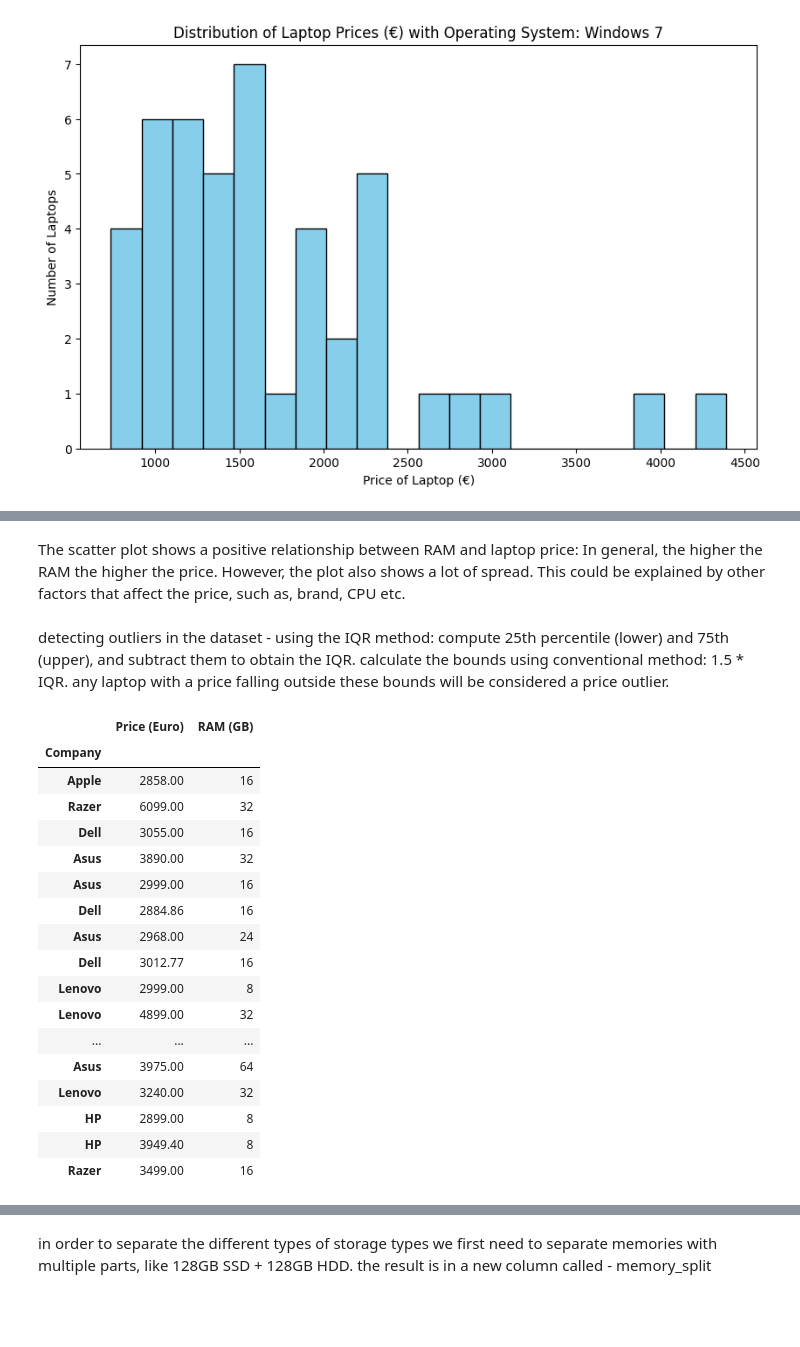
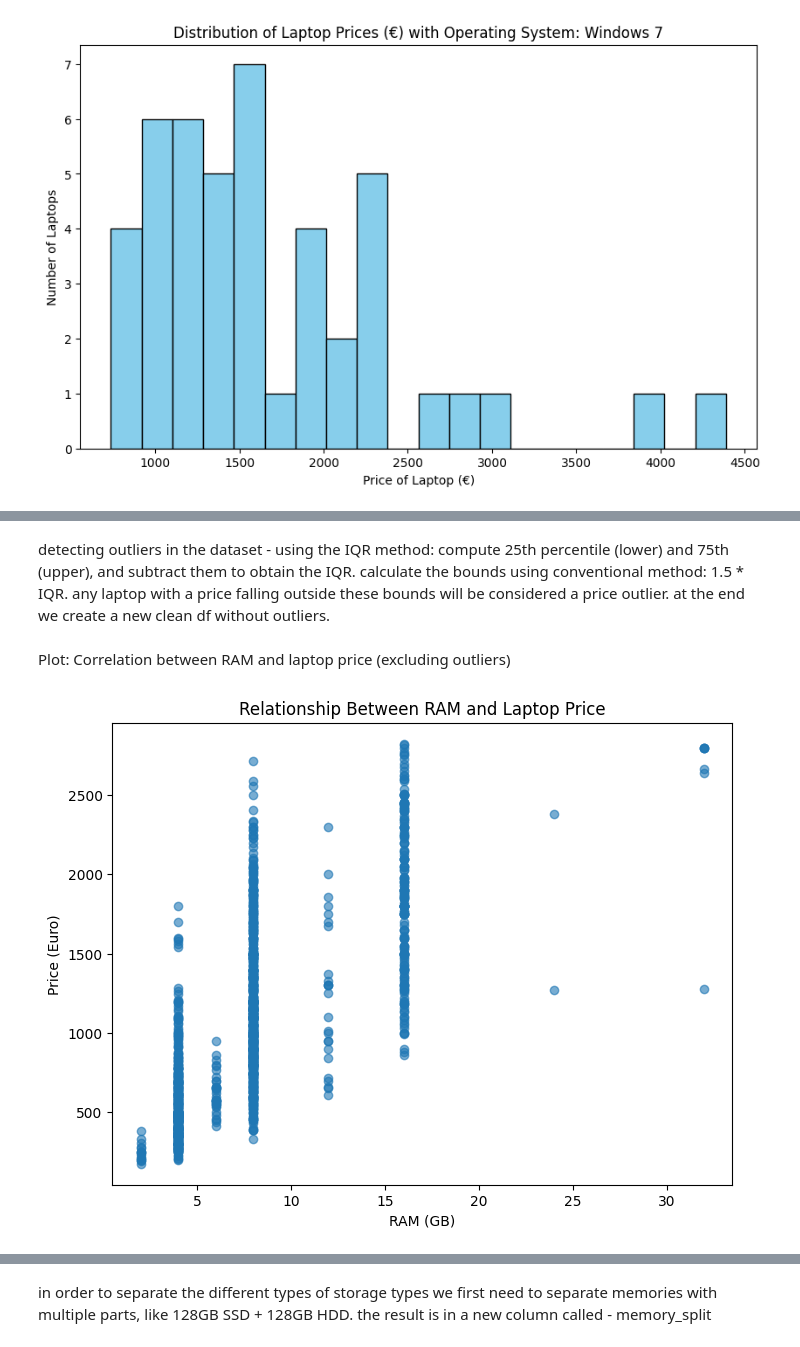
Before and after one commit to mhasid/miniproject1, a Jupyter notebook: prices.ipynb, the cells around one changed output, grey strips where cells are left out. Drawn from its saved outputs; the diff is of its cells as text; code cells hidden in the pictures; blank space fills up the shorter version.

```diff
--- a/prices.ipynb
+++ b/prices.ipynb
@@ -114,8 +104,8 @@ plt.show()
-# %% [markdown]
-The scatter plot shows a positive relationship between RAM and laptop price: In general, the higher the RAM the higher the price. However, the plot also shows a lot of spread. This could be explained by other factors that affect the price, such as, brand, CPU etc.
 # %% [markdown]
 detecting outliers in the dataset - using the IQR method: compute 25th percentile (lower) and 75th (upper), and subtract them to obtain the IQR. calculate the bounds using conventional method: 1.5 * IQR. any laptop with a price falling outside these bounds will be considered a price outlier.
+at the end we create a new clean df without outliers.
 # %%
+#detect outliers using IQR
 lower_percentile = laptop_prices_df['Price (Euro)'].quantile(0.25)
 upper_percentile = laptop_prices_df['Price (Euro)'].quantile(0.75)
 IQR = upper_percentile - lower_percentile
@@ -123,28 +113,23 @@ IQR = upper_percentile - lower_percentile
 lower_bound = lower_percentile - 1.5 * IQR
 upper_bound = upper_percentile + 1.5 * IQR
 
-outliers = laptop_prices_df[
-    (laptop_prices_df['Price (Euro)'] < lower_bound) |
-    (laptop_prices_df['Price (Euro)'] > upper_bound)
+#remove outliers
+clean_df = laptop_prices_df[
+    (laptop_prices_df['Price (Euro)'] >= lower_bound) &
+    (laptop_prices_df['Price (Euro)'] <= upper_bound)
 ]
-
-outliers[['Price (Euro)', 'RAM (GB)']]
-# %% [output]
-|  | Price (Euro) | RAM (GB) |
-| Company |  |  |
-| Apple | 2858.00 | 16 |
-| Razer | 6099.00 | 32 |
-| Dell | 3055.00 | 16 |
-| Asus | 3890.00 | 32 |
-| Asus | 2999.00 | 16 |
-| Dell | 2884.86 | 16 |
-| Asus | 2968.00 | 24 |
-| Dell | 3012.77 | 16 |
-| Lenovo | 2999.00 | 8 |
-| Lenovo | 4899.00 | 32 |
-| ... | ... | ... |
-| Asus | 3975.00 | 64 |
-| Lenovo | 3240.00 | 32 |
-| HP | 2899.00 | 8 |
-| HP | 3949.40 | 8 |
-| Razer | 3499.00 | 16 |
+# %% [markdown]
+Plot: Correlation between RAM and laptop price (excluding outliers)
+# %%
+#plot the correlation without outliers
+plt.figure(figsize=(8,6))
+plt.scatter(clean_df['RAM (GB)'],
+            clean_df['Price (Euro)'],
+            alpha=0.6)
+plt.xlabel('RAM (GB)')
+plt.ylabel('Price (Euro)')
+plt.title('Relationship Between RAM and Laptop Price')
+plt.tight_layout
+plt.show()
+# %% [output]
+[figure, new version]
```
Also changed, not shown: parts of 8 cells of this notebook.
